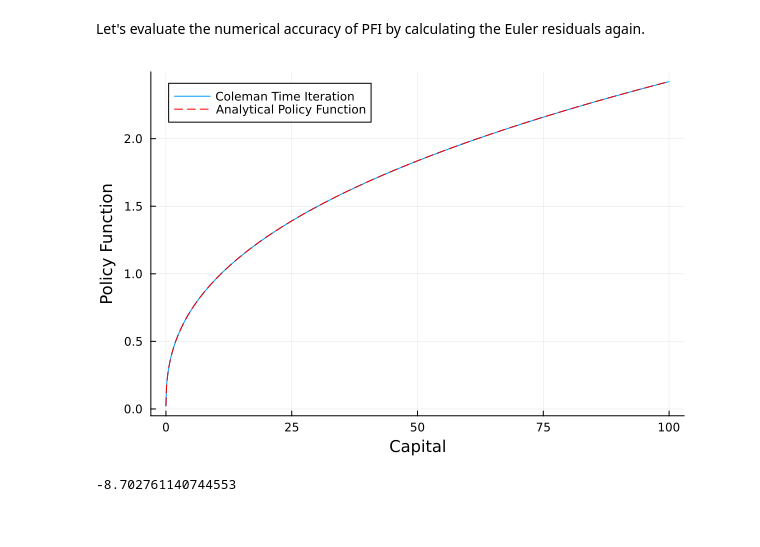
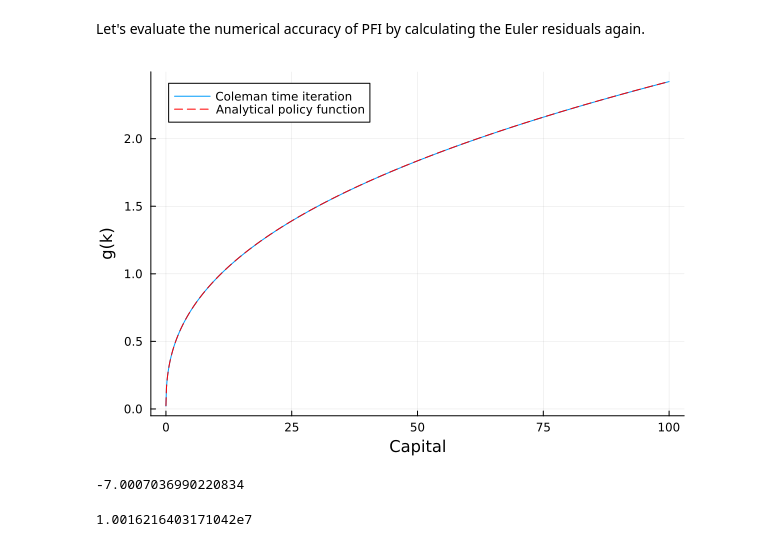
Before and after one commit to raymondxuanhe/raymondxuanhe.github.io, a Jupyter notebook: files/jupyter_notebooks/2_pfi.ipynb, the cells around one changed output. Cells and saved outputs as stored; diff of their text form; code cells hidden in the pictures.

```diff
--- a/files/jupyter_notebooks/2_pfi.ipynb
+++ b/files/jupyter_notebooks/2_pfi.ipynb
@@ -45,0 +139,2 @@ f_k (generic function with 1 method)
+# %%
+p = make_params()
@@ -48,17 +203,20 @@ f_k (generic function with 1 method)
 # %%
-function coleman_operator(polguess_V::Vector{Float64})
-    polguess_F = CubicSplineInterpolation(kgrid, polguess_V)
-    Kp_V = zeros(nk)
+function coleman_operator(polV_old::Vector{Float64}, p::Params)
+    @unpack β, kmin, kmax, nk, kgrid, u_c, f, f_k = p
+
+    polF_old = CubicSplineInterpolation(kgrid, polV_old)
+    polV_new = zeros(nk)
+
     for i in eachindex(kgrid)
         k = kgrid[i]
         function euler_eq(k′)
             LHS = u_c(f(k) - k′)
-            c′ = f(k′) - polguess_F(k′)
+            c′ = f(k′) - polF_old(k′)
             RHS = β*f_k(k′)*u_c(c′)
             return LHS - RHS
         end
-        Kp_V[i] = find_zero(euler_eq, (kmin, f(k)))
+        polV_new[i] = find_zero(euler_eq, (kmin, f(k)))
     end
-    return Kp_V
+    return polV_new
 end
 # %% [output]
@@ -66,28 +237,26 @@ coleman_operator (generic function with 1 method)
 # %%
-function solve_model_coleman()
-    polguess_V = zeros(nk)
+function solve_model_coleman(p::Params)
+    @unpack tol, max_iter, nk = p
+
+    polV_old = zeros(nk)
     iiter = 0
     diff = 1
-    max_iter = 600
-    tol = 1e-8
 
     @time while iiter < max_iter
         iiter += 1
-        polnew_V = coleman_operator(polguess_V)
+        polnew_V = coleman_operator(polV_old, p)
 
-        diff = norm(polnew_V - polguess_V, Inf)
+        diff = norm(polnew_V - polV_old, Inf)
 
         println("Iteration $iiter, Error: $diff")
 
-        polguess_V = copy(polnew_V)
+        polV_old = copy(polnew_V)
 
         if diff < tol
             println("Converged after $iiter iterations")
             break
         end
     end
-    return polguess_V
+    return polV_old
 end
-
-pol_V = solve_model_coleman();
 # %% [output]
@@ -110,0 +264,2 @@ Converged after 20 iterations
+# %%
+polV = solve_model_coleman(p);
@@ -113,34 +325,37 @@ Incredibly, Coleman time-iteration managed to find the policy function in just 2
 # %% [markdown]
 Let's evaluate the numerical accuracy of PFI by calculating the Euler residuals again.
 # %%
-plot(kgrid, pol_V, label="Coleman time iteration",
+plot(p.kgrid, polV, label="Coleman time iteration",
     xlabel="Capital", ylabel="g(k)")
 
-pol_analytical(k) = α*β*k^α
+pol_analytical(k) = p.α*p.β*k^p.α
 
-plot!(kgrid, pol_analytical.(kgrid), label="Analytical policy function",
+plot!(p.kgrid, pol_analytical.(p.kgrid), label="Analytical policy function",
     linestyle=:dash, color=:red)
 # %% [output]
-[figure, old version]
+[figure, new version]
 # %%
-pol_F = CubicSplineInterpolation(kgrid, pol_V)
+polF = CubicSplineInterpolation(p.kgrid, polV)
 
 function compute_euler_residual(k::Float64)
-    k′ = pol_F(k)
-    c = f(k) - k′
-    LHS = u_c(c)
-    k′′ = pol_F(k′)
-    c′ = f(k′) - k′′
-    RHS = β * f_k(k′) * u_c(c′)
-    return log10(abs(LHS/RHS - 1))
+    k′ = polF(k)
+    c = p.f(k) - k′
+    k′′ = polF(k′)
+    c′ = p.f(k′) - k′′
+    RHS = p.β * p.f_k(k′) * p.u_c(c′)
+    return log10(abs(1 - (p.u_c(RHS)/c)))
 end
 
-kfine_V = range(kmin, kmax, length=5_001)
-errors_V = compute_euler_residual.(kfine_V)
+kfineV = range(p.kmin, p.kmax, length=5_001)
+errorsV = compute_euler_residual.(kfineV)
 
 using Statistics
 
-mean(errors_V)
+mean(errorsV)
 # %% [output]
--8.702761140744553
+-7.0007036990220834
+# %%
+10^(-mean(errorsV))
+# %% [output]
+1.0016216403171042e7
 # %% [markdown]
```
Also changed, not shown: parts of 32 cells of this notebook, 9 other files.
